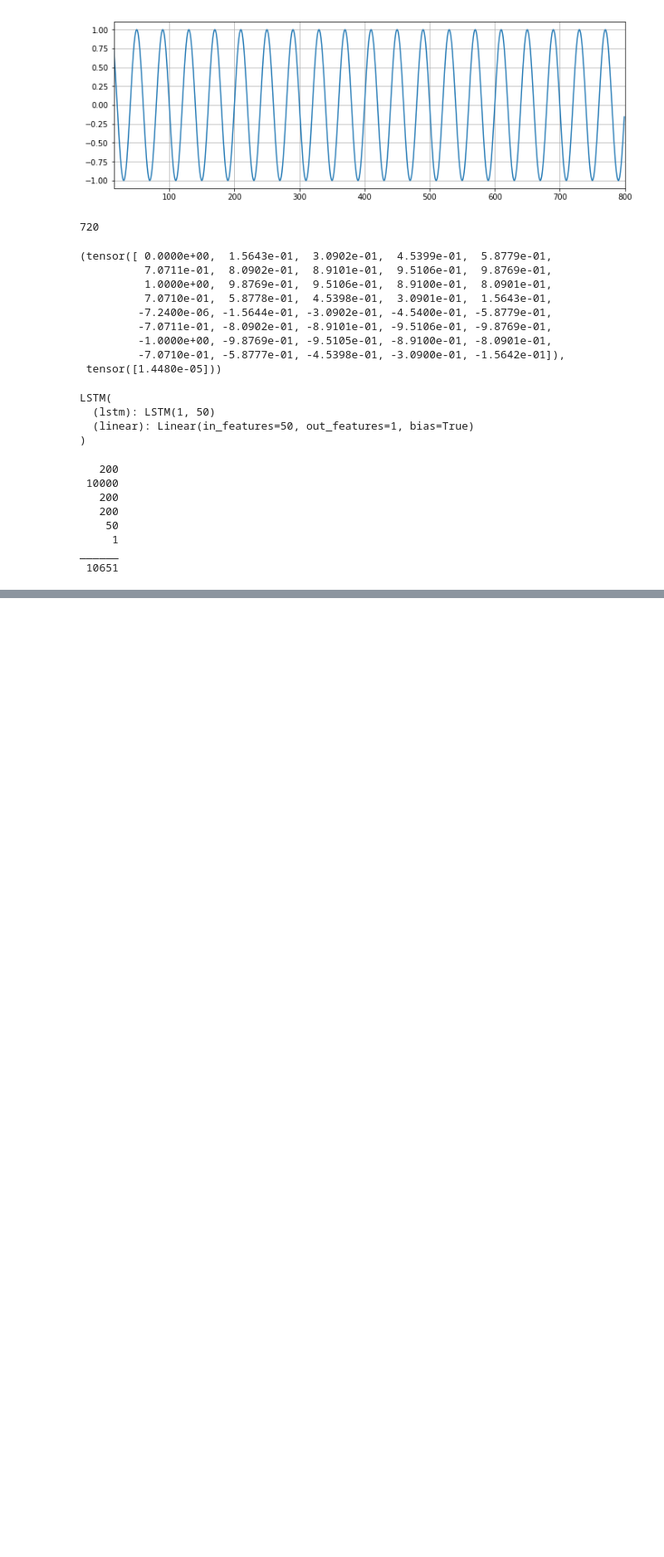
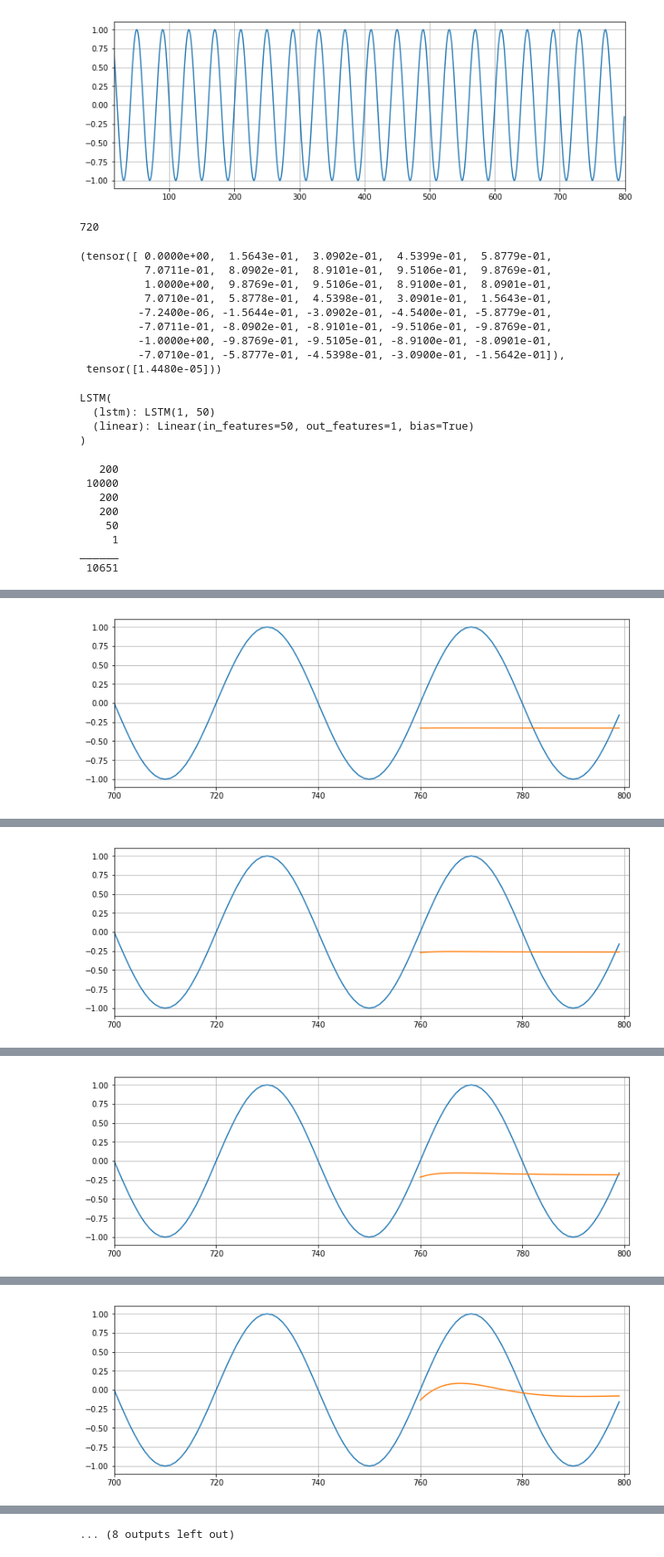
Before and after one commit to TaoseefIshtiak/MyPytorchWork, a Jupyter notebook: pytorch_basics/RNN_LSTM_basics.ipynb, the cells around one changed output, grey strips where cells are left out. Shown at 83% size. Drawn from its saved outputs; the diff is of its cells as text; code cells hidden in the pictures; blank space fills up the shorter version.

```diff
--- a/pytorch_basics/RNN_LSTM_basics.ipynb
+++ b/pytorch_basics/RNN_LSTM_basics.ipynb
@@ -105,0 +126,45 @@ ______
+# %%
+epochs = 10
+future = 40
+
+for i in range(epochs):
+
+    # tuple-unpack the train_data set
+    for seq, y_train in train_data:
+
+        # reset the parameters and hidden states
+        optimizer.zero_grad()
+        model.hidden = (torch.zeros(1,1,model.hidden_size), #hidden state and cell state initialization
+                        torch.zeros(1,1,model.hidden_size))
+
+        y_pred = model(seq)
+
+        loss = criterion(y_pred, y_train)
+        loss.backward()
+        optimizer.step()
+
+    # print training result
+    print(f'Epoch: {i+1:2} Loss: {loss.item():10.8f}')
+
+    # MAKE PREDICTIONS
+    # start with a list of the last 10 training records
+    preds = train_set[-window_size:].tolist()
+
+    for f in range(future):
+        seq = torch.FloatTensor(preds[-window_size:])
+        with torch.no_grad():
+            model.hidden = (torch.zeros(1,1,model.hidden_size),
+                            torch.zeros(1,1,model.hidden_size))
+            preds.append(model(seq).item())
+
+    loss = criterion(torch.tensor(preds[-window_size:]),y[760:])
+    print(f'Loss on test predictions: {loss}')
+
+    # Plot from point 700 to the end
+    plt.figure(figsize=(12,4))
+    plt.xlim(700,801)
+    plt.grid(True)
+    plt.plot(y.numpy())
+    plt.plot(range(760,800),preds[window_size:])
+    plt.show()
+# %% [output]
@@ -105,0 +173 @@ ______
+[figure, added]
@@ -105,0 +176 @@ ______
+[figure, added]
@@ -105,0 +179 @@ ______
+[figure, added]
@@ -105,0 +182 @@ ______
+[figure, added]
@@ -105,0 +189 @@ ______
+... (8 outputs left out)
```
Also changed, not shown: parts of 5 cells of this notebook, 1 other file.
